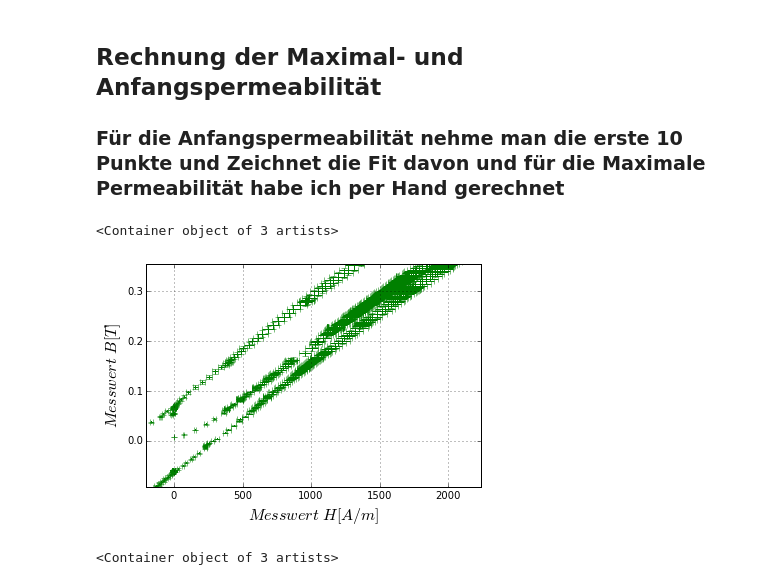
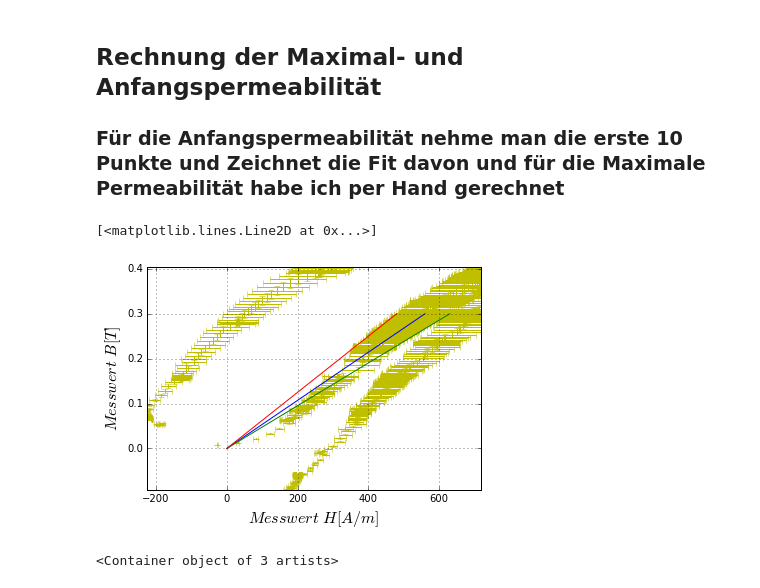
Before and after one commit to alibabaei1/praktikum2, a Jupyter notebook: Hysterese.ipynb, the cells around one changed output. Cells and saved outputs as stored; diff of their text form; code cells hidden in the pictures.

```diff
--- a/Hysterese.ipynb
+++ b/Hysterese.ipynb
@@ -38,9 +38,9 @@ I = np.array(Idata)
 B = np.array(Bdata*10**-3)
 
 #print(B)
-H =((I)*((1000)/0.477)-(B)*(0.002)/(4*np.pi*0.477*10**7))
+H =((I)*((1000)/0.477)-(B)*(0.002)/(4*np.pi*0.477*10**-7))
 m=4*np.pi*10**(-7)
-deltaH =((0.00005*B/(m*0.477))**2+((B*3/100)*0.002/(m*0.477))**2+0.0004*(1000*I/0.477**2 - (0.002*B)/0.477**2)**2)**(0.5)
+deltaH =((0.00005*B/(m*0.477))**2+((B*3/100)*0.002/(m*0.477))**2+0.0004*((1000*I/0.477**2) - (0.002*B)/0.477**2)**2)**(0.5)
 #print(deltaH)
 sigmax = deltaH
 sigmay = B*3/100
@@ -55,11 +55,11 @@ plt.grid()
 # Die Achsen brauchen auf jeden Fall eine Beschriftung
 plt.ylabel('$Messwert$ $B [T]$', fontsize = 16)
 plt.xlabel('$Messwert$ $H [A/m]$', fontsize = 16)
-plt.xlim(H[0]-6700,H[-1]+500)
+plt.xlim(H[0]-4000,H[-1]+500)
 
 # Plotte die Daten als rote Punkte mit vertikalen Fehlerbalken
 #plt.errorbar(H, B, sigma, fmt='b,')
-plt.errorbar(H, B, sigmay , sigmax, fmt='g,')
+plt.errorbar(H, B, sigmay*0 , sigmax*0, fmt='g,')
 # # Speichere den Plot
 # plotname = '1.pdf'
 # plt.savefig(plotname, bbox_inches=0, dpi=1080)
@@ -74,22 +74,25 @@ plt.errorbar(H, B, sigmay , sigmax, fmt='g,')
 # %%
 fig = plt.figure()
 ax  = fig.add_subplot(111)
 plt.grid()
 # Die Achsen brauchen auf jeden Fall eine Beschriftung
 plt.ylabel('$Messwert$ $B [T]$', fontsize = 16)
 plt.xlabel('$Messwert$ $H [A/m]$', fontsize = 16)
-plt.xlim(H[0]-200,H[-1]-4000)
-plt.ylim(B[0]-0.1,B[-1]-0.55)
+plt.xlim(H[0]-200,H[-1]-2500)
+plt.ylim(B[0]-0.1,B[-1]-0.5)
 # Plotte die Daten als rote Punkte mit vertikalen Fehlerbalken
 #plt.errorbar(H, B, sigma, fmt='b,')
-plt.errorbar(H, B, sigmay , sigmax, fmt='g,')
+plt.errorbar(H, B, sigmay , sigmax, fmt='y,')
 # # Speichere den Plot
-# plotname = '2.pdf'
+# plotname = '3.pdf'
 # plt.savefig(plotname, bbox_inches=0, dpi=1080)
 # plt.close()
+plt.plot([0, 560], [0, 0.3])
+plt.plot([0, 630], [0, 0.3])
+plt.plot([0, 480], [0, 0.3])
 # %% [output]
-<Container object of 3 artists>
+[<matplotlib.lines.Line2D at 0x...>]
-[figure, old version]
+[figure, new version]
 # %%
 %matplotlib inline
 import numpy as np
```
Also changed, not shown: parts of 1 cell of this notebook.
